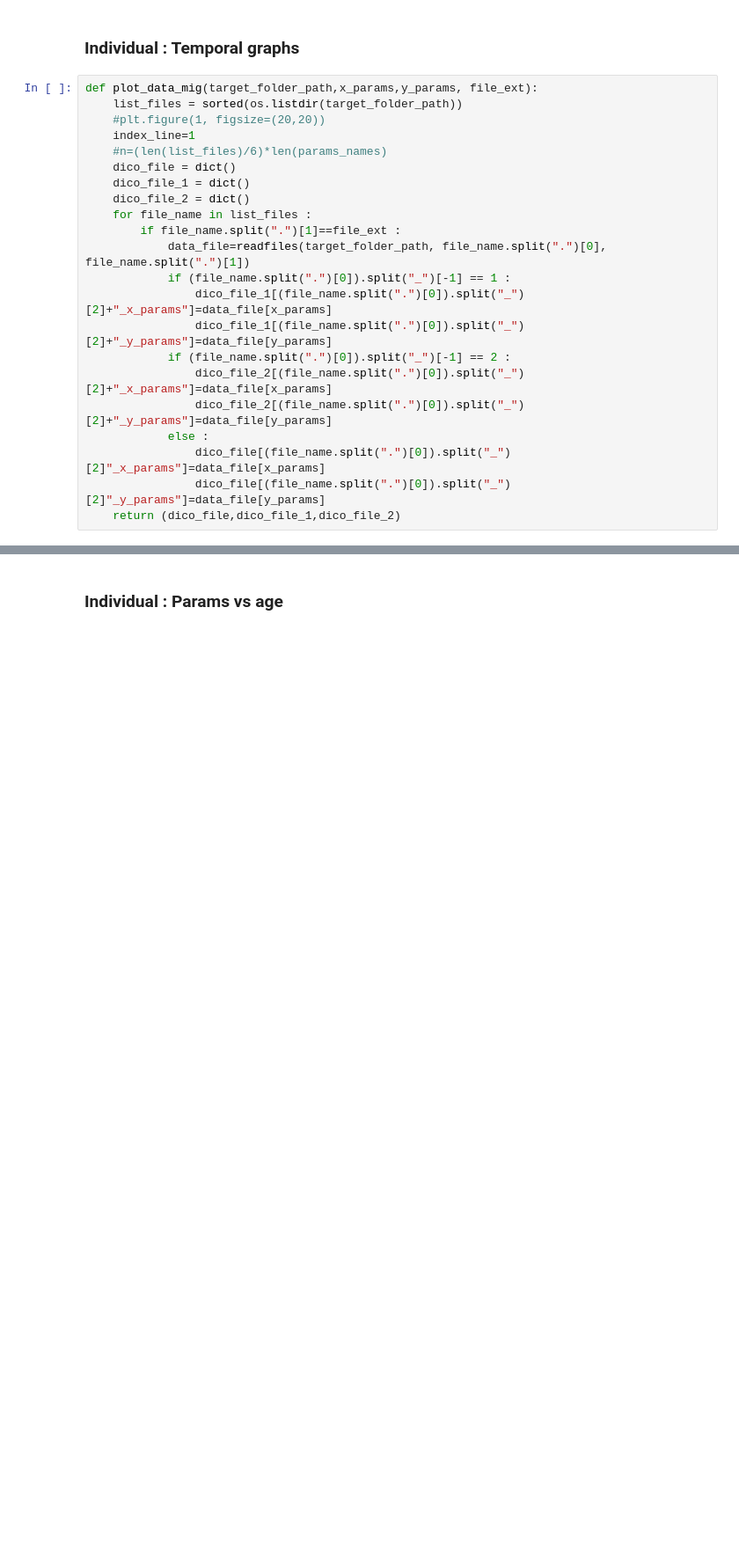
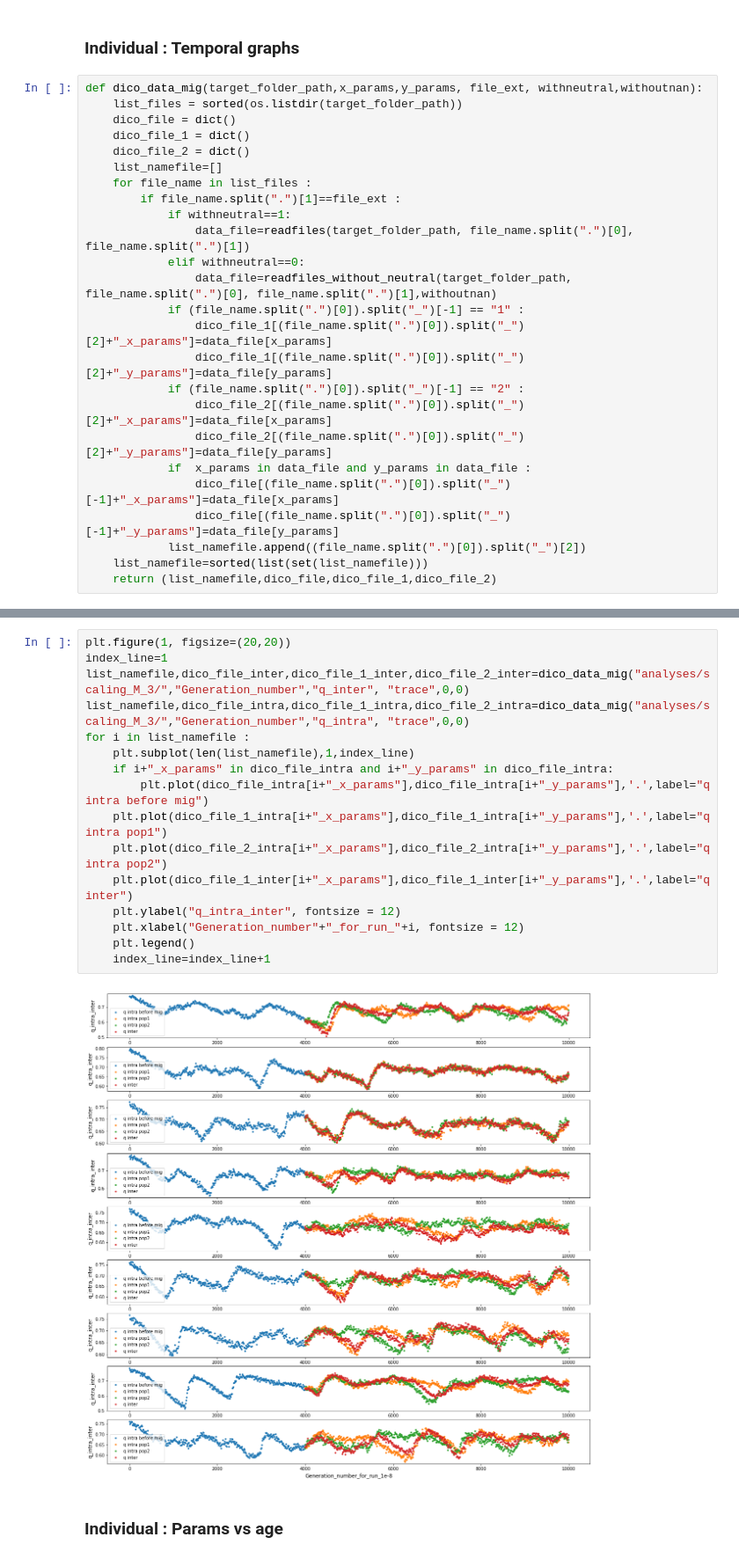
Before and after one commit to alicegenestier/Red_Queen_PRDM9, a Jupyter notebook: cluster/meiosis/meiosis_notebook.ipynb, the cells around one changed output, grey strips where cells are left out. Shown at 88% size. Saved outputs shown, nothing was run; the diff lists cells and outputs as text; blank space fills up the shorter version.

```diff
--- a/cluster/meiosis/meiosis_notebook.ipynb
+++ b/cluster/meiosis/meiosis_notebook.ipynb
@@ -303,25 +333,28 @@ for index_parameter in range(n):
 # %% [markdown]
 ### Individual : Temporal graphs
 # %%
-def plot_data_mig(target_folder_path,x_params,y_params, file_ext):
+def dico_data_mig(target_folder_path,x_params,y_params, file_ext, withneutral,withoutnan):
     list_files = sorted(os.listdir(target_folder_path))
-    #plt.figure(1, figsize=(20,20))
-    index_line=1
-    #n=(len(list_files)/6)*len(params_names)
     dico_file = dict()
     dico_file_1 = dict()
     dico_file_2 = dict()
+    list_namefile=[]
     for file_name in list_files :
         if file_name.split(".")[1]==file_ext :
-            data_file=readfiles(target_folder_path, file_name.split(".")[0], file_name.split(".")[1])
-            if (file_name.split(".")[0]).split("_")[-1] == 1 :
+            if withneutral==1:
+                data_file=readfiles(target_folder_path, file_name.split(".")[0], file_name.split(".")[1])
+            elif withneutral==0:
+                data_file=readfiles_without_neutral(target_folder_path, file_name.split(".")[0], file_name.split(".")[1],withoutnan)
+            if (file_name.split(".")[0]).split("_")[-1] == "1" :
                 dico_file_1[(file_name.split(".")[0]).split("_")[2]+"_x_params"]=data_file[x_params]
                 dico_file_1[(file_name.split(".")[0]).split("_")[2]+"_y_params"]=data_file[y_params]
-            if (file_name.split(".")[0]).split("_")[-1] == 2 :
+            if (file_name.split(".")[0]).split("_")[-1] == "2" :
                 dico_file_2[(file_name.split(".")[0]).split("_")[2]+"_x_params"]=data_file[x_params]
                 dico_file_2[(file_name.split(".")[0]).split("_")[2]+"_y_params"]=data_file[y_params]
-            else :
-                dico_file[(file_name.split(".")[0]).split("_")[2]"_x_params"]=data_file[x_params]
-                dico_file[(file_name.split(".")[0]).split("_")[2]"_y_params"]=data_file[y_params]
-    return (dico_file,dico_file_1,dico_file_2)
+            if  x_params in data_file and y_params in data_file :
+                dico_file[(file_name.split(".")[0]).split("_")[-1]+"_x_params"]=data_file[x_params]
+                dico_file[(file_name.split(".")[0]).split("_")[-1]+"_y_params"]=data_file[y_params]
+            list_namefile.append((file_name.split(".")[0]).split("_")[2])
+    list_namefile=sorted(list(set(list_namefile)))
+    return (list_namefile,dico_file,dico_file_1,dico_file_2)
 # %%
@@ -337,2 +404,20 @@ index_line=index_line+1
+# %%
+plt.figure(1, figsize=(20,20))
+index_line=1
+list_namefile,dico_file_inter,dico_file_1_inter,dico_file_2_inter=dico_data_mig("analyses/scaling_M_3/","Generation_number","q_inter", "trace",0,0)
+list_namefile,dico_file_intra,dico_file_1_intra,dico_file_2_intra=dico_data_mig("analyses/scaling_M_3/","Generation_number","q_intra", "trace",0,0)
+for i in list_namefile :
+    plt.subplot(len(list_namefile),1,index_line)
+    if i+"_x_params" in dico_file_intra and i+"_y_params" in dico_file_intra:
+        plt.plot(dico_file_intra[i+"_x_params"],dico_file_intra[i+"_y_params"],'.',label="q intra before mig")
+    plt.plot(dico_file_1_intra[i+"_x_params"],dico_file_1_intra[i+"_y_params"],'.',label="q intra pop1")
+    plt.plot(dico_file_2_intra[i+"_x_params"],dico_file_2_intra[i+"_y_params"],'.',label="q intra pop2")
+    plt.plot(dico_file_1_inter[i+"_x_params"],dico_file_1_inter[i+"_y_params"],'.',label="q inter")
+    plt.ylabel("q_intra_inter", fontsize = 12)
+    plt.xlabel("Generation_number"+"_for_run_"+i, fontsize = 12)
+    plt.legend()
+    index_line=index_line+1
+# %% [output]
+[figure, added]
 # %% [markdown]
 ### Individual : Params vs age
```
Also changed, not shown: parts of 56 cells of this notebook, 6 other files.
